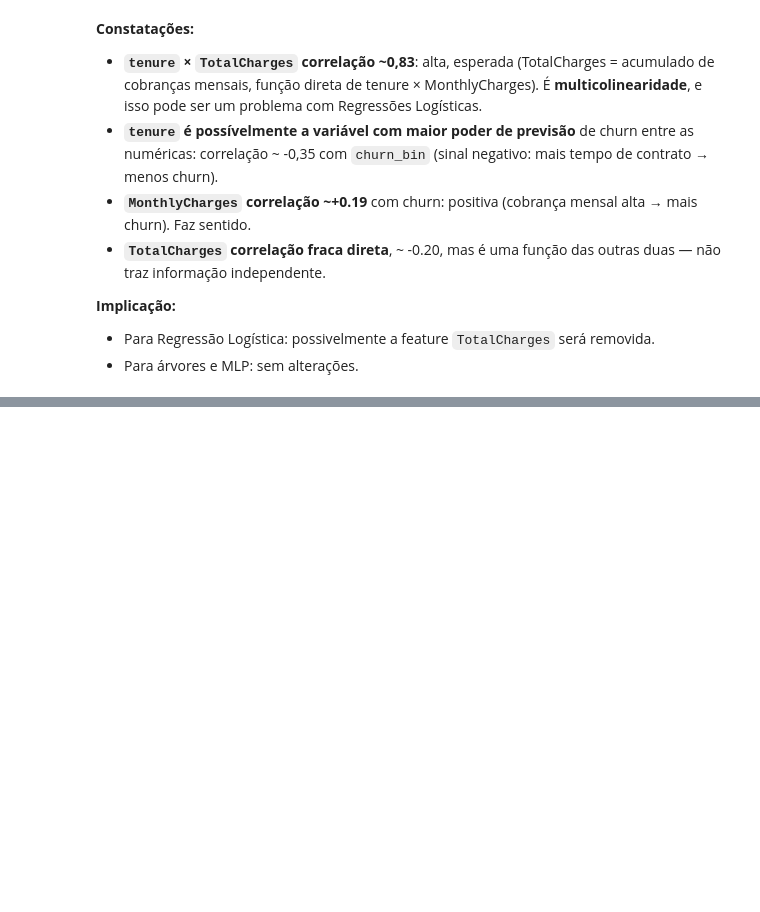
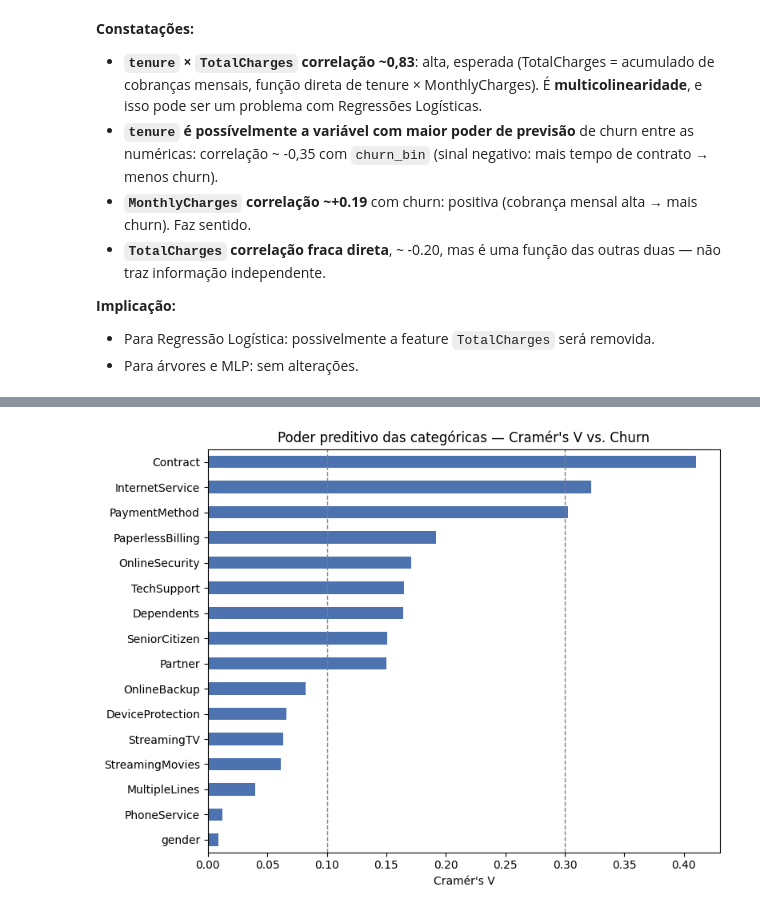
Before and after one commit to RaphaelLima89/fiap_tc01_churn, a Jupyter notebook: notebooks/01_eda.ipynb, the cells around one changed output, grey strips where cells are left out. Cells and saved outputs as stored; diff of their text form; code cells hidden in the pictures; blank space fills up the shorter version.

```diff
--- a/notebooks/01_eda.ipynb
+++ b/notebooks/01_eda.ipynb
@@ -387,0 +583,32 @@ Name: churn_bin, dtype: float64
+# %%
+# função
+def cramers_v(x: pd.Series, y: pd.Series) -> float:
+    """
+    Cramér's V entre duas variáveis categóricas.
+
+    Retorna um float em [0, 1]:
+      0 → independência total (chi² == 0)
+      1 → associação perfeita (cada valor de x determina y)
+    """
+    contingency = pd.crosstab(x, y).values
+    n = contingency.sum()
+
+    # Frequências esperadas sob hipótese de independência:
+    # E[i,j] = (total_linha_i * total_coluna_j) / n
+    row_totals = contingency.sum(axis=1, keepdims=True)
+    col_totals = contingency.sum(axis=0, keepdims=True)
+    expected = row_totals @ col_totals / n
+
+    chi2 = ((contingency - expected) ** 2 / expected).sum()
+    k = min(contingency.shape)
+    return float(np.sqrt(chi2 / (n * (k - 1))))
+# %%
+# calcular para as 17 variáveis e ranquear
+cramers = {col: cramers_v(df_cat[col], df_cat[TARGET_COLUMN])
+           for col in categoricas}
+
+ranking_cat = (pd.Series(cramers, name="cramers_v")
+                 .sort_values(ascending=False)
+                 .round(3)
+                 .to_frame())
+ranking_cat
@@ -387,0 +633,13 @@ Name: churn_bin, dtype: float64
+# %%
+# Visualização da Cramer V
+fig, ax = plt.subplots(figsize=(8, 6))
+ranking_cat["cramers_v"].sort_values().plot(kind="barh", ax=ax, color="#4c72b0")
+ax.set_title("Poder preditivo das categóricas — Cramér's V vs. Churn")
+ax.set_xlabel("Cramér's V")
+ax.set_ylabel("")
+ax.axvline(0.1, color="gray", linestyle="--", linewidth=1)  # ref: associação fraca
+ax.axvline(0.3, color="gray", linestyle="--", linewidth=1)  # ref: associação moderada
+plt.tight_layout()
+plt.show()
+# %% [output]
+[figure, added]
```
Also changed, not shown: parts of 33 cells of this notebook, 1 other file.
